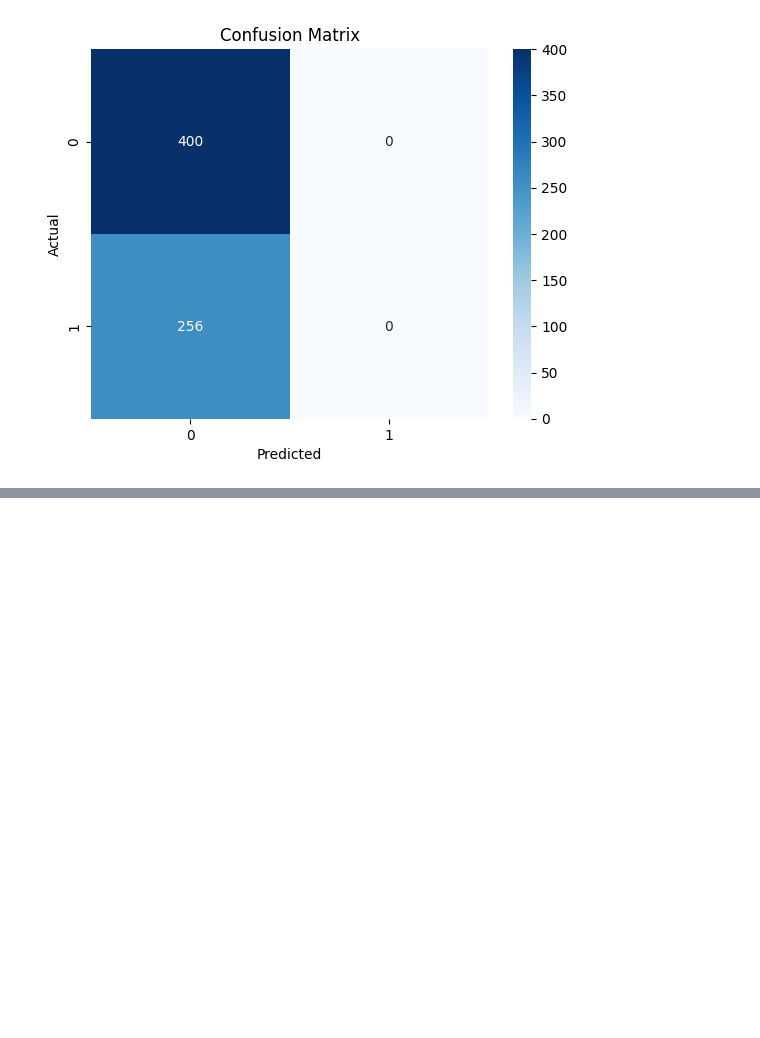
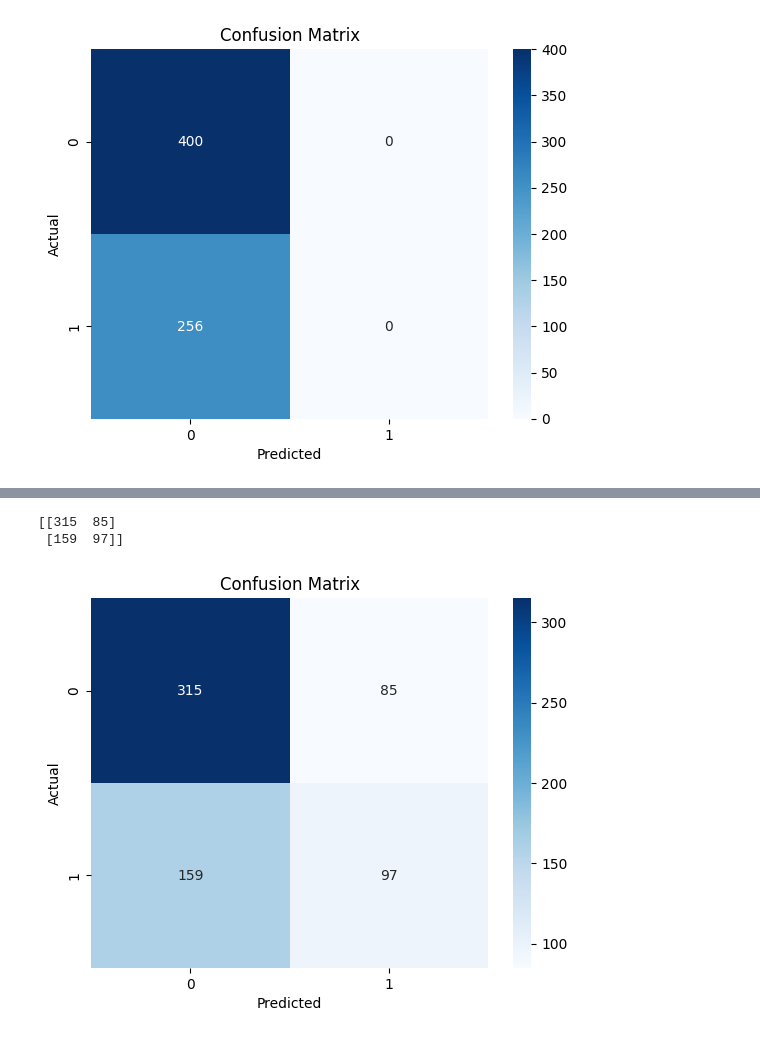
Before and after one commit to Natashaa7/Water-Potability-Classification, a Jupyter notebook: Water-Potability-Classifier.ipynb, the cells around one changed output, grey strips where cells are left out. Saved outputs shown, nothing was run; the diff lists cells and outputs as text; code cells hidden in the pictures; blank space fills up the shorter version.

```diff
--- a/Water-Potability-Classifier.ipynb
+++ b/Water-Potability-Classifier.ipynb
@@ -422,0 +829,19 @@ Confusion Matrix:
+# %%
+# Parameter grid for XGBoost
+xgb_param_grid = {
+    "n_estimators": [200, 300],
+    "max_depth": [3, 5, 7],
+    "learning_rate": [0.01, 0.05, 0.1]
+}
+
+# Grid search for XGBoost
+xgb_grid = GridSearchCV(
+    XGBClassifier(eval_metric="logloss", random_state=42),
+    param_grid=xgb_param_grid,
+    cv=5,
+    scoring="f1",
+    n_jobs=-1
+)
+
+# Fit grid search
+xgb_grid.fit(X_train, y_train)
@@ -422,0 +882,4 @@ Confusion Matrix:
+# %%
+# Best XGBoost model
+best_xgb = xgb_grid.best_estimator_
+xgb_tuned_pred = best_xgb.predict(X_test)
@@ -422,0 +914,15 @@ Confusion Matrix:
+# %%
+cm = confusion_matrix(y_test, xgb_tuned_pred)
+print(cm)
+
+labels = [0, 1]
+cm = confusion_matrix(y_test, xgb_tuned_pred, labels=labels)
+sns.heatmap(cm, annot=True, fmt='d', cmap='Blues', xticklabels=labels, yticklabels=labels)
+plt.xlabel("Predicted")
+plt.ylabel("Actual")
+plt.title("Confusion Matrix")
+plt.show()
+# %% [output]
+[[315  85]
+ [159  97]]
+[figure, added]
```
Also changed, not shown: parts of 93 cells of this notebook.
